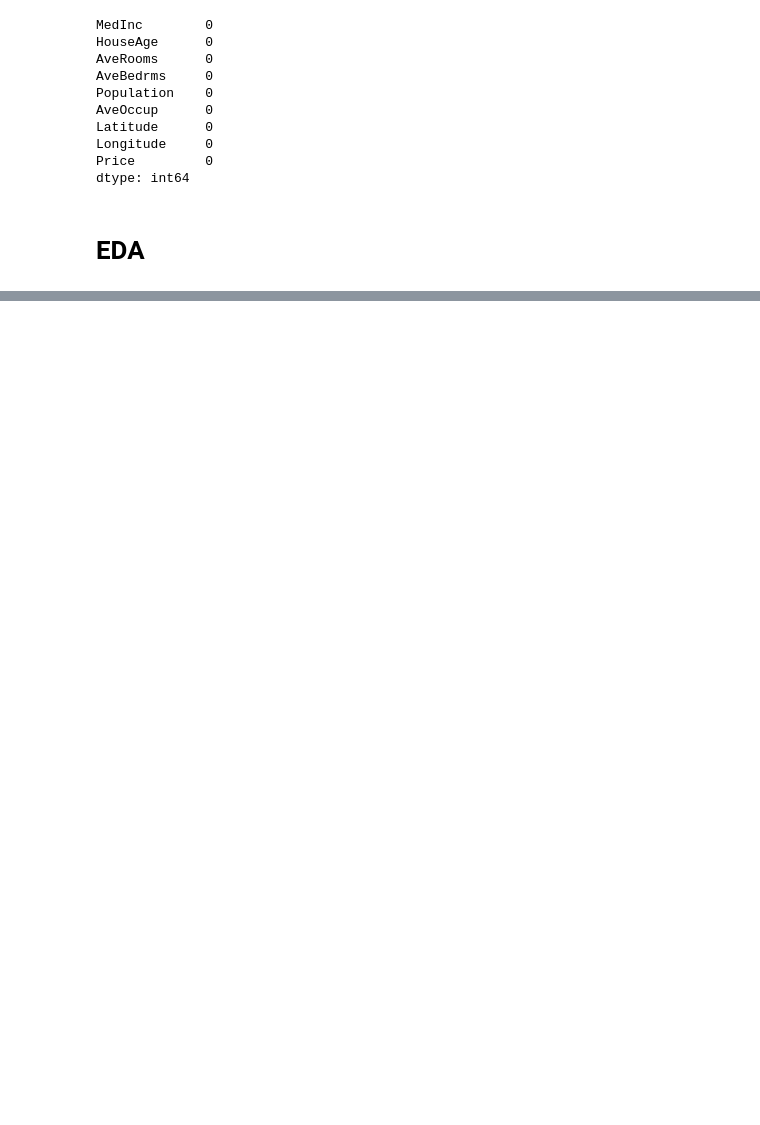
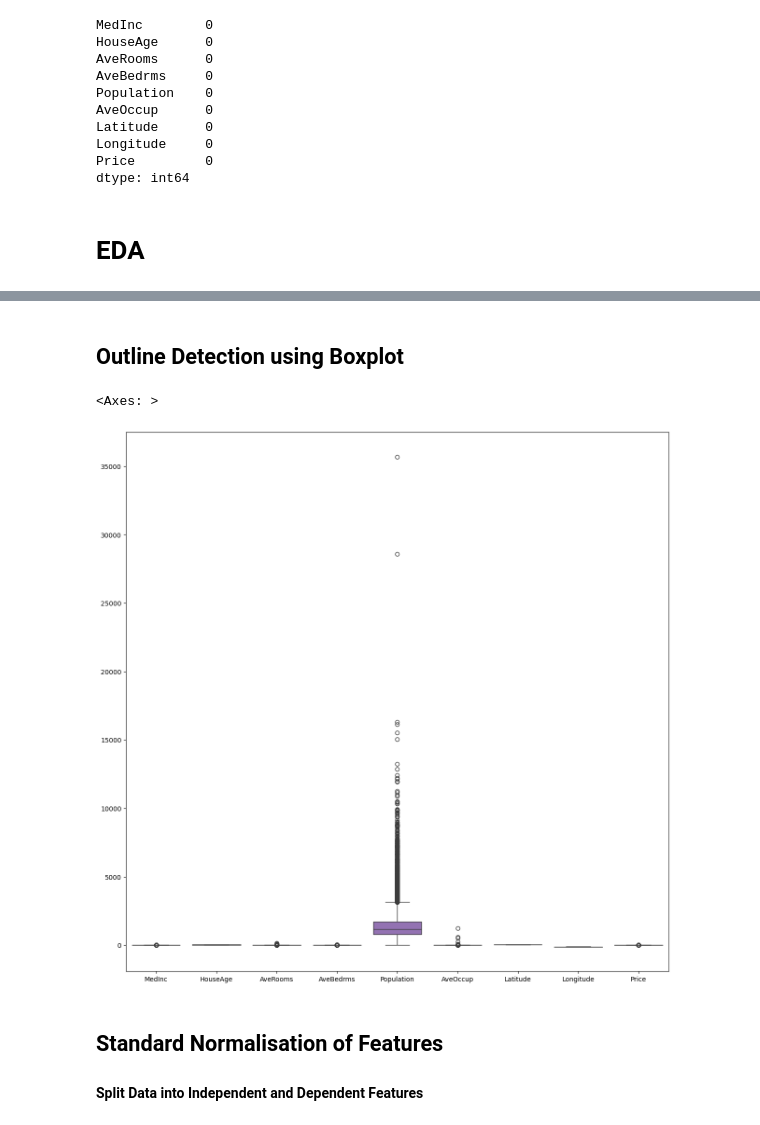
Before and after one commit to 10sharmashivam/house_price_prediction, a Jupyter notebook: Notebook/house_price.ipynb, the cells around one changed output, grey strips where cells are left out. Drawn from its saved outputs; the diff is of its cells as text; code cells hidden in the pictures; blank space fills up the shorter version.

```diff
--- a/Notebook/house_price.ipynb
+++ b/Notebook/house_price.ipynb
@@ -158,0 +189,11 @@ dtype: int64
+# %% [markdown]
+## Outline Detection using Boxplot
+# %%
+fig, ax = plt.subplots(figsize=(15,15))
+sns.boxplot(data = df, ax=ax)
+# %% [output]
+<Axes: >
+[figure, added]
+# %% [markdown]
+## Standard Normalisation of Features
+#### Split Data into Independent and Dependent Features
```
Also changed, not shown: parts of 19 cells of this notebook.
